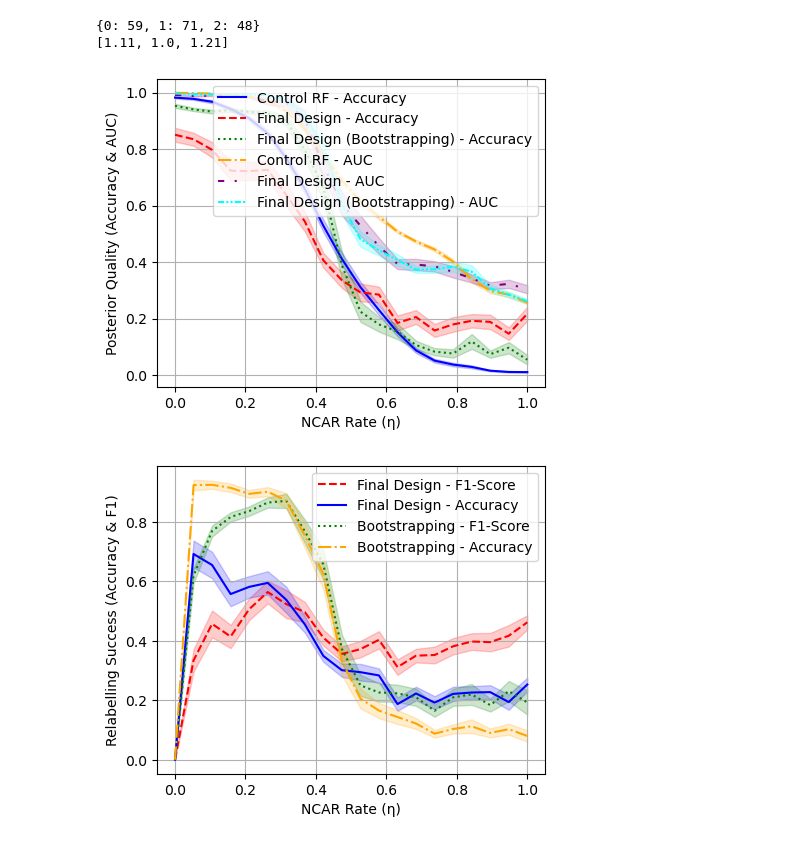
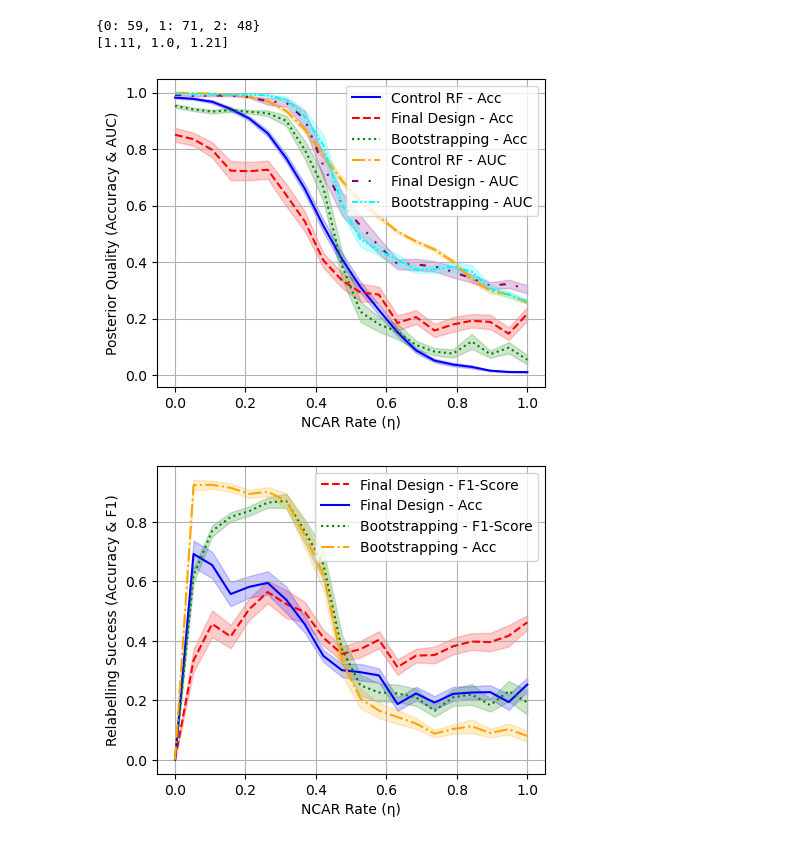
Before and after one commit to JElder03/ECM3401-Coursework, a Jupyter notebook: Final Desing/Experiments Noise Types.ipynb, the cells around one changed output. Drawn from its saved outputs; the diff is of its cells as text; code cells hidden in the pictures.

```diff
--- a/Final Desing/Experiments Noise Types.ipynb
+++ b/Final Desing/Experiments Noise Types.ipynb
@@ -119,38 +119,38 @@ accuracies_mean_base, accuracies_se_base = process_experiment_result(accuracies_
 auc_mean, auc_se = process_experiment_result(auc_all)
 relabelling_f1_success_base, relabelling_f1_se_base = process_experiment_result(relabelling_f1_all)
 relabelling_acc_success_base, relabelling_acc_se_base = process_experiment_result(relabelling_acc_all)
-
-# Accuracy lines
-plot_with_error_band(x_axis, accuracies_mean_base[1], accuracies_se_base[1], label="Control RF - Accuracy", color='blue', linestyle='-')
-plot_with_error_band(x_axis, accuracies_mean_base[0], accuracies_se_base[0], label="Final Design - Accuracy", color='red', linestyle='--')
-plot_with_error_band(x_axis, accuracies_mean_base[2], accuracies_se_base[2], label="Final Design (Bootstrapping) - Accuracy", color='green', linestyle=':')
-plot_with_error_band(x_axis, auc_mean[1], auc_se[1], label="Control RF - AUC", color='orange', linestyle='-.')
-plot_with_error_band(x_axis, auc_mean[0], auc_se[0], label="Final Design - AUC", color='purple', linestyle=(0, (3, 5, 1, 5, 1, 5)))
-plot_with_error_band(x_axis, auc_mean[2], auc_se[2], label="Final Design (Bootstrapping) - AUC", color='cyan', linestyle=(0, (3, 1, 1, 1, 1, 1)))
-
-plt.xlabel(fontsize=FONT_SIZE, xlabel = "NCAR Rate (η)")
-plt.ylabel(fontsize=FONT_SIZE, ylabel = "Posterior Quality (Accuracy & AUC)")
-plt.xticks(fontsize=FONT_SIZE)
-plt.yticks(fontsize=FONT_SIZE)
-plt.legend()
-plt.grid(True)
-plt.show()
-
-plot_with_error_band(x_axis, relabelling_f1_success_base[0], relabelling_f1_se_base[0], label="Final Design - F1-Score", color='red', linestyle='--')
-plot_with_error_band(x_axis, relabelling_acc_success_base[0], relabelling_acc_se_base[0], label="Final Design - Accuracy", color='blue')
-plot_with_error_band(x_axis, relabelling_f1_success_base[1], relabelling_f1_se_base[1], label="Bootstrapping - F1-Score", color='green', linestyle=':')
-plot_with_error_band(x_axis, relabelling_acc_success_base[1], relabelling_acc_se_base[1], label="Bootstrapping - Accuracy", color='orange', linestyle='-.')
-
-plt.xlabel(fontsize=FONT_SIZE, xlabel = "NCAR Rate (η)")
-plt.ylabel(fontsize=FONT_SIZE, ylabel = "Relabelling Success (Accuracy & F1)")
-plt.xticks(fontsize=FONT_SIZE)
-plt.yticks(fontsize=FONT_SIZE)
-plt.legend()
-plt.grid(True)
-plt.show()
-# %% [output]
-[figure, removed]
-[figure, removed]
+# %%
+# Accuracy lines
+plot_with_error_band(x_axis, accuracies_mean_base[1], accuracies_se_base[1], label="Control RF - Acc", color='blue', linestyle='-')
+plot_with_error_band(x_axis, accuracies_mean_base[0], accuracies_se_base[0], label="Final Design - Acc", color='red', linestyle='--')
+plot_with_error_band(x_axis, accuracies_mean_base[2], accuracies_se_base[2], label="Bootstrapping - Acc", color='green', linestyle=':')
+plot_with_error_band(x_axis, auc_mean[1], auc_se[1], label="Control RF - AUC", color='orange', linestyle='-.')
+plot_with_error_band(x_axis, auc_mean[0], auc_se[0], label="Final Design - AUC", color='purple', linestyle=(0, (3, 5, 1, 5, 1, 5)))
+plot_with_error_band(x_axis, auc_mean[2], auc_se[2], label="Bootstrapping - AUC", color='cyan', linestyle=(0, (3, 1, 1, 1, 1, 1)))
+
+plt.xlabel(fontsize=FONT_SIZE, xlabel = "NCAR Rate (η)")
+plt.ylabel(fontsize=FONT_SIZE, ylabel = "Posterior Quality (Accuracy & AUC)")
+plt.xticks(fontsize=FONT_SIZE)
+plt.yticks(fontsize=FONT_SIZE)
+plt.legend()
+plt.grid(True)
+plt.show()
+
+plot_with_error_band(x_axis, relabelling_f1_success_base[0], relabelling_f1_se_base[0], label="Final Design - F1-Score", color='red', linestyle='--')
+plot_with_error_band(x_axis, relabelling_acc_success_base[0], relabelling_acc_se_base[0], label="Final Design - Acc", color='blue')
+plot_with_error_band(x_axis, relabelling_f1_success_base[1], relabelling_f1_se_base[1], label="Bootstrapping - F1-Score", color='green', linestyle=':')
+plot_with_error_band(x_axis, relabelling_acc_success_base[1], relabelling_acc_se_base[1], label="Bootstrapping - Acc", color='orange', linestyle='-.')
+
+plt.xlabel(fontsize=FONT_SIZE, xlabel = "NCAR Rate (η)")
+plt.ylabel(fontsize=FONT_SIZE, ylabel = "Relabelling Success (Accuracy & F1)")
+plt.xticks(fontsize=FONT_SIZE)
+plt.yticks(fontsize=FONT_SIZE)
+plt.legend()
+plt.grid(True)
+plt.show()
+# %% [output]
+[figure, added]
+[figure, added]
 # %%
 clf = RandomForestClassifier(random_state=42)
 clf.fit(data.data, data.target)
```
Also changed, not shown: parts of 6 cells of this notebook, 30 other files.
